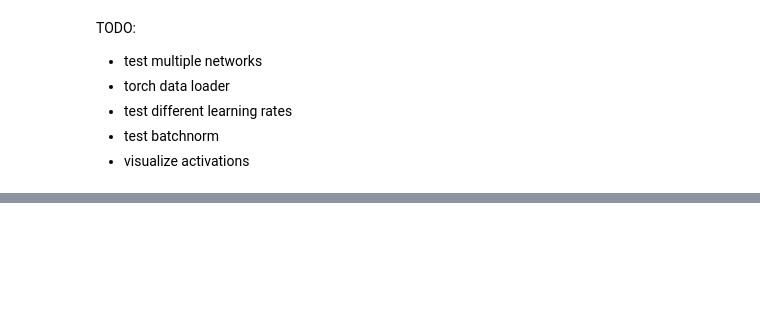
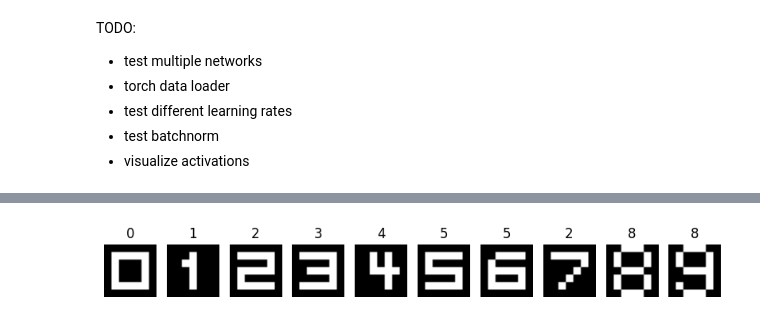
Before and after one commit to zirkelc/ai-notebooks, a Jupyter notebook: mnist-pytorch.ipynb, the cells around one changed output, grey strips where cells are left out. Drawn from its saved outputs; the diff is of its cells as text; code cells hidden in the pictures; blank space fills up the shorter version.

```diff
--- a/mnist-pytorch.ipynb
+++ b/mnist-pytorch.ipynb
@@ -212,14 +235,3 @@ def forward(inputs, labels, train=False):
-# %%
-def predict(inputs):
-    # Forward pass without tracking gradients
-    with torch.no_grad():
-        inputs = inputs if torch.is_tensor(inputs) else torch.tensor(inputs, dtype=torch.float)
-
-        outputs = model(inputs)
-        probabilities = F.softmax(outputs, dim=1)
-        predictions = torch.argmax(outputs, dim=1)
-
-        return predictions.numpy()
 # %%
 def accuracy(labels, predictions):
     labels = labels if torch.is_tensor(labels) else torch.tensor(labels)
@@ -302,16 +404,18 @@ plt.legend()
 # %%
 # make predictions
 X_test_digits = np.array([d.flatten() for d in digits.values()])
-y_pred_digits = predict(X_test_digits)
+y_pred_digits = predict(model, X_test_digits)
 
 fig, ax = plt.subplots(1, 10, figsize=(10, 10))
 
 for digit, matrix in digits.items():
     ax[digit].imshow(matrix, cmap='gray')
     ax[digit].set_title(str(y_pred_digits[digit]))
     ax[digit].axis('off')
 
 plt.show()
+# %% [output]
+[figure, added]
 # %%
 X_test = test_df.to_numpy()
 
```
Also changed, not shown: parts of 17 cells of this notebook.
